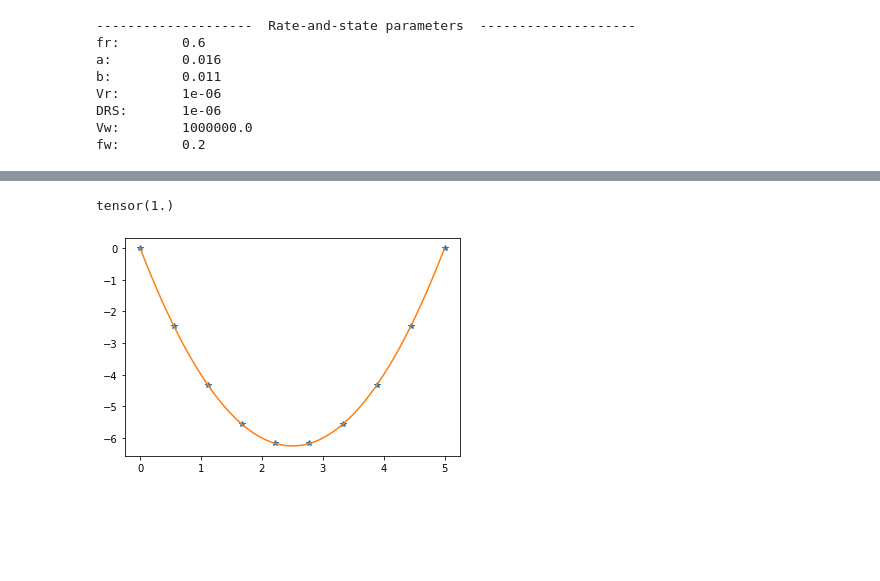
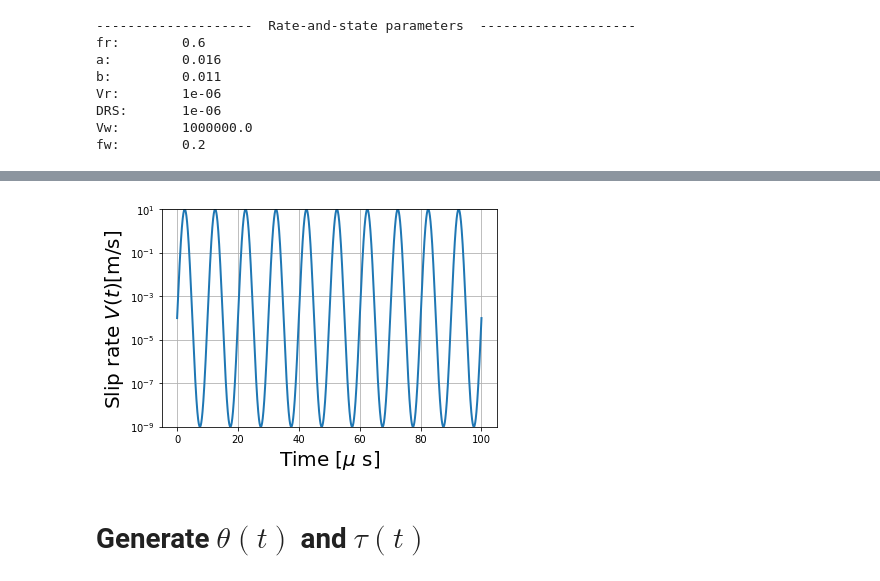
Before and after one commit to Shengduo/RateStateFrictionTraining, a Jupyter notebook: Trial.ipynb, the cells around one changed output, grey strips where cells are left out. Cells and saved outputs as stored; diff of their text form; code cells hidden in the pictures; blank space fills up the shorter version.

```diff
--- a/Trial.ipynb
+++ b/Trial.ipynb
@@ -129,13 +136,12 @@ plt.show()
 # %%
 # Set V(t) [m/s]
-V = torch.ones(t.shape, dtype=torch.float64) * 10.  + 5. * torch
-plt.plot(1e6 * t, V, linewidth=2.0)
+T = 10. # [\mu s], minimal positive period
+V = torch.pow(10., torch.ones(t.shape, dtype=torch.float64) * (-4.)  + 5. * torch.sin(2 * torch.pi / T * 1.e6 * t))
+plt.semilogy(1e6 * t, V, linewidth=2.0)
 plt.xlabel('Time [$\mu$ s]', fontsize=20)
 plt.ylabel('Slip rate $V(t) \mathrm{[m/s]}$', fontsize=20)
-plt.ylim([0, 16])
+plt.ylim([1e-9, 10.])
 plt.grid()
 plt.show()
+# %% [output]
+[figure, added]
-# %%
-torch.log10(torch.tensor(10.))
-# %% [output]
-tensor(1.)
@@ -148,6 +148,2 @@ ynew = f(xnew)
-# %%
-plt.plot(x, y, '*')
-plt.plot(xnew, ynew)
-plt.show()
-# %% [output]
-[figure, removed]
+# %% [markdown]
+# Generate $\theta(t)$ and $\tau(t)$
```
Also changed, not shown: parts of 9 cells of this notebook.
